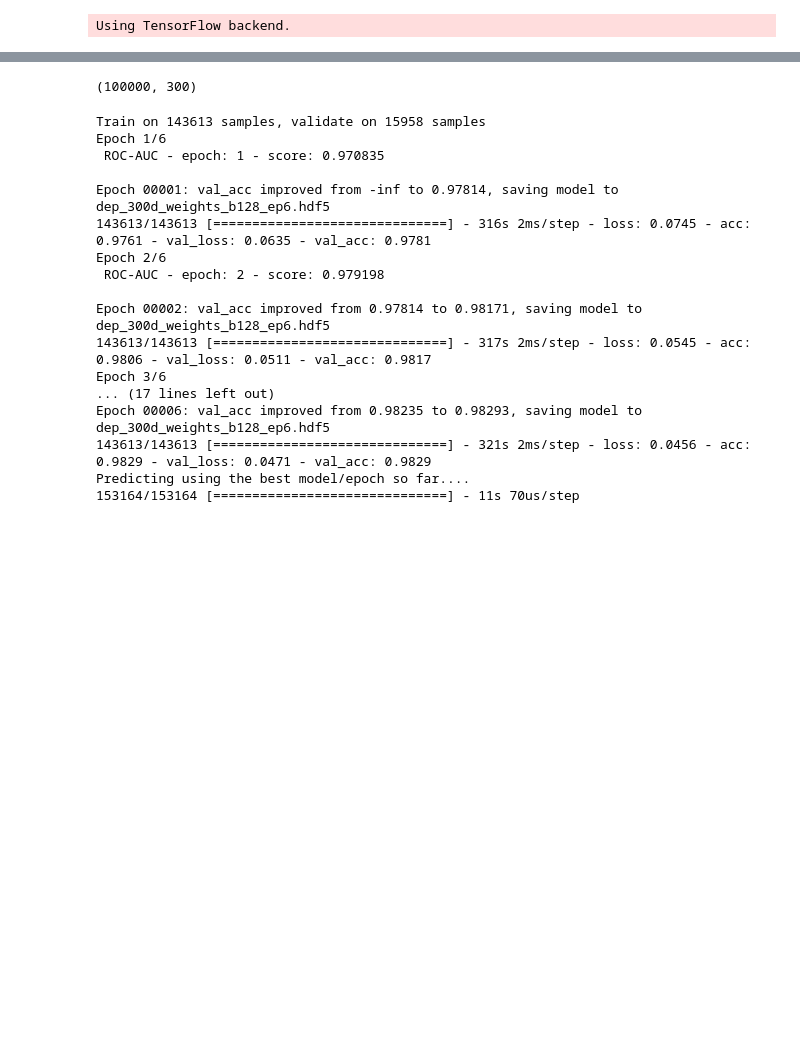
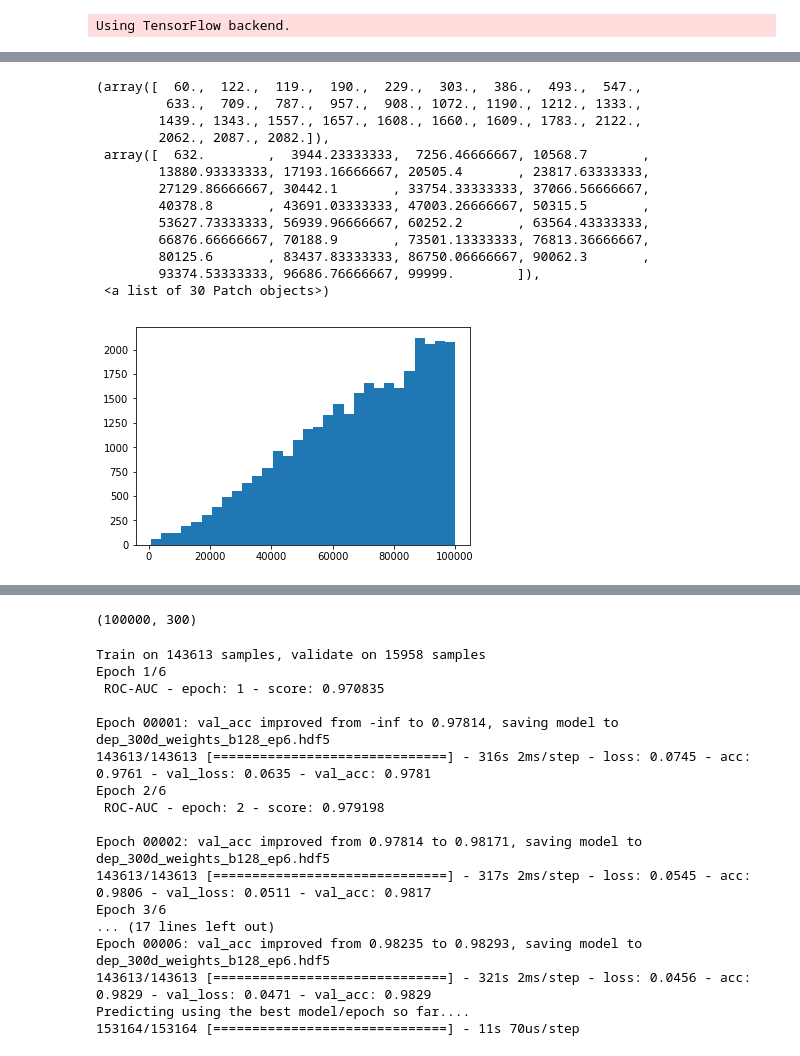
Before and after one commit to wluo-personal/Kaggle, a Jupyter notebook: toxic/sc/stacking/rnn_with_convolution.ipynb, the cells around one changed output, grey strips where cells are left out. Drawn from its saved outputs; the diff is of its cells as text; code cells hidden in the pictures; blank space fills up the shorter version.

Commit message:
stacknet data structure upgrade

```diff
--- a/toxic/sc/stacking/rnn_with_convolution.ipynb
+++ b/toxic/sc/stacking/rnn_with_convolution.ipynb
@@ -33,0 +36,19 @@ test = pd.read_csv(PATH + 'test.csv')
+# %%
+def word2Vec(source, embed_size):
+    if source.lower() == 'ft-common':
+        file = '/home/kai/data/resources/FastText/crawl-300d-2M.vec'
+    elif source.lower() == 'ft-wiki':
+        file = '/home/kai/data/resources/FastText/wiki.en.vec'
+    elif source.lower() == 'lex':
+        file = '/home/kai/data/resources/lexvec/lexvec.commoncrawl.300d.W.pos.vectors'
+    elif source.lower() == 'gl-common':
+        file = '/home/kai/data/resources/glove/glove.840B.300d.txt'
+    elif source.lower() == 'gl-twitter':
+        file = '/home/kai/data/resources/glove/glove.twitter.27B.200d.txt'
+    def get_coefs(word,*arr):
+        try:
+            return word, np.asarray(arr, dtype='float32')
+        except ValueError:
+            return 'nnnnnnnaaaaaaa@@!',np.zeros(embed_size)
+    embeddings_index = dict(get_coefs(*o.strip().split()) for o in open(file, encoding='utf8'))
+    return embeddings_index
@@ -33,0 +59,2 @@ test = pd.read_csv(PATH + 'test.csv')
+# %%
+embeddings_index_glt = word2Vec('gl-twitter')
@@ -34,10 +67,10 @@ test = pd.read_csv(PATH + 'test.csv')
 # %%
 comment_col = 'comment_text' # 'comment_text_cleaned'
 # %%
-X_train = train[comment_col].str.lower()
+X_train = train[comment_col].str.lower().fillna('empty')
 y_train = train[["toxic", "severe_toxic", "obscene", "threat", "insult", "identity_hate"]].values
 
-X_test = test[comment_col].str.lower()
+X_test = test[comment_col].str.lower().fillna('empty')
 # %%
 max_features=100000
 maxlen=150
@@ -88,18 +162,18 @@ embeddings_index = dict(get_coefs(*o.strip().split()) for o in open(file, encodi
 word_index = tok.word_index
 #prepare embedding matrix
 num_words = min(max_features, len(word_index) + 1)
-embedding_matrix = np.zeros((num_words, embed_size))
-not_found_count = 0
+embedding_matrix = np.zeros((num_words, 200))#embed_size))
+not_found_word = {}
 for word, i in word_index.items():
     if i >= max_features:
         continue
     try:
-        embedding_vector = embeddings_index.get(word) # w2v_model['/en/'+ word] #w2v_model[word]#
+        embedding_vector = embeddings_index_glt[word] # w2v_model['/en/'+ word] #w2v_model[word]#
     except KeyError:
         embedding_vector = None #np.zeros(embed_size)
-        not_found_count += 1
+        not_found_word[word] = tok.word_counts[word]#i
     if embedding_vector is not None:
         # words not found in embedding index will be all-zeros.
         embedding_matrix[i] = embedding_vector
-print(not_found_count)
+print(len(not_found_word))
 # %% [output]
@@ -106,0 +235,17 @@ print(not_found_count)
+# %%
+plt.hist(not_found_word.values(), bins=30)
+# %% [output]
+(array([  60.,  122.,  119.,  190.,  229.,  303.,  386.,  493.,  547.,
+         633.,  709.,  787.,  957.,  908., 1072., 1190., 1212., 1333.,
+        1439., 1343., 1557., 1657., 1608., 1660., 1609., 1783., 2122.,
+        2062., 2087., 2082.]),
+ array([  632.        ,  3944.23333333,  7256.46666667, 10568.7       ,
+        13880.93333333, 17193.16666667, 20505.4       , 23817.63333333,
+        27129.86666667, 30442.1       , 33754.33333333, 37066.56666667,
+        40378.8       , 43691.03333333, 47003.26666667, 50315.5       ,
+        53627.73333333, 56939.96666667, 60252.2       , 63564.43333333,
+        66876.66666667, 70188.9       , 73501.13333333, 76813.36666667,
+        80125.6       , 83437.83333333, 86750.06666667, 90062.3       ,
+        93374.53333333, 96686.76666667, 99999.        ]),
+ <a list of 30 Patch objects>)
+[figure, added]
```
Also changed, not shown: parts of 48 cells of this notebook, 8 other files.
